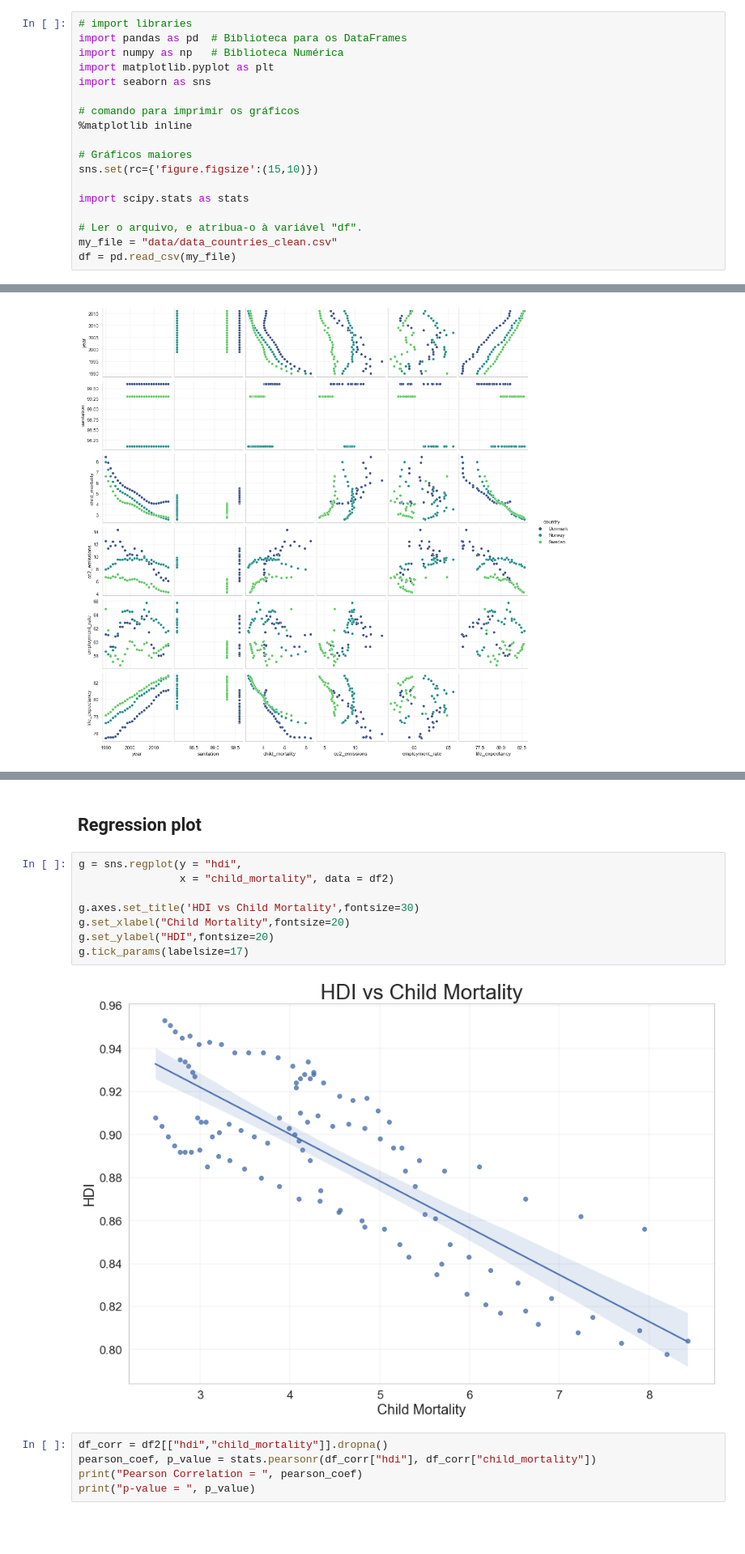
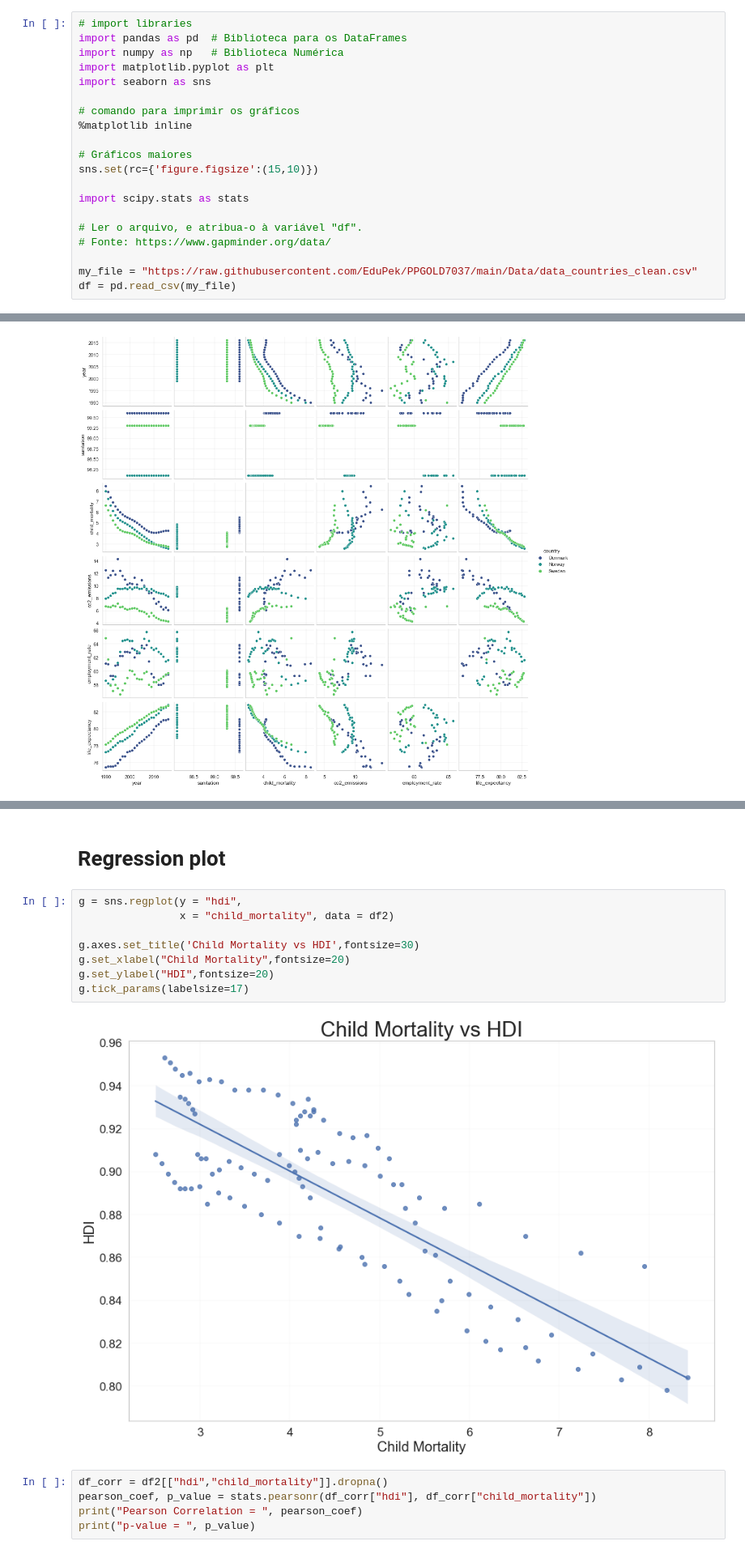
Before and after one commit to EduPek/PPGOLD7037, a Jupyter notebook: DS_PPGOLD_Aula04.ipynb, the cells around one changed output, grey strips where cells are left out. Shown at 81% size. Saved outputs shown, nothing was run; the diff lists cells and outputs as text; blank space fills up the shorter version.

```diff
--- a/DS_PPGOLD_Aula04.ipynb
+++ b/DS_PPGOLD_Aula04.ipynb
@@ -26,7 +26,9 @@ sns.set(rc={'figure.figsize':(15,10)})
 import scipy.stats as stats
 
 # Ler o arquivo, e atribua-o à variável "df".
-my_file = "data/data_countries_clean.csv"
+# Fonte: https://www.gapminder.org/data/
+
+my_file = "https://raw.githubusercontent.com/EduPek/PPGOLD7037/main/Data/data_countries_clean.csv"
 df = pd.read_csv(my_file)
 # %% [markdown]
 ## Aquela olhada no Data Frame
@@ -333,15 +357,15 @@ g.tick_params(labelsize=17)
 # %% [markdown]
-## Regression plot
+# Regression plot
 # %%
 g = sns.regplot(y = "hdi",
                 x = "child_mortality", data = df2)
 
-g.axes.set_title('HDI vs Child Mortality',fontsize=30)
+g.axes.set_title('Child Mortality vs HDI',fontsize=30)
 g.set_xlabel("Child Mortality",fontsize=20)
 g.set_ylabel("HDI",fontsize=20)
 g.tick_params(labelsize=17)
 # %% [output]
-[figure, old version]
+[figure, new version]
 # %%
 df_corr = df2[["hdi","child_mortality"]].dropna()
 pearson_coef, p_value = stats.pearsonr(df_corr["hdi"], df_corr["child_mortality"])
```
Also changed, not shown: parts of 20 cells of this notebook, 2 other files.
